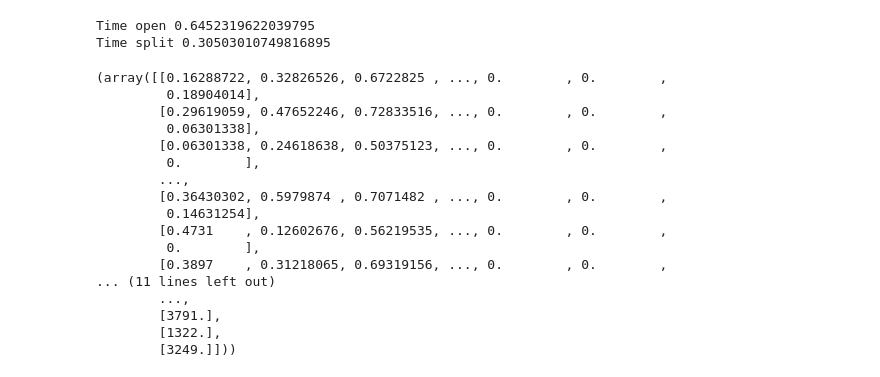
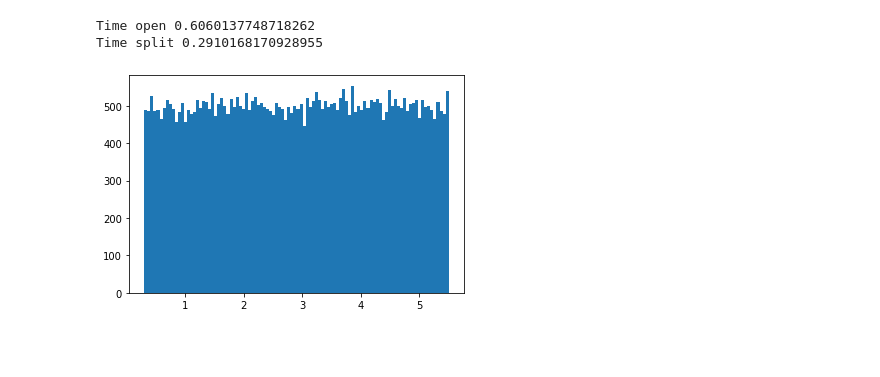
Before and after one commit to DraTeots/eic_ai_pid, a Jupyter notebook: show_sum_e.ipynb, the cells around one changed output. Cells and saved outputs as stored; diff of their text form; code cells hidden in the pictures; blank space fills up the shorter version.

```diff
--- a/show_sum_e.ipynb
+++ b/show_sum_e.ipynb
@@ -1,55 +9,18 @@
 # %%
-import math
-from keras.models import load_model
-import numpy as np
-import matplotlib.pyplot as plt
-from geant3_parser import build_train_set
-# load the dataset
-from geant3_parser import Geant3DataFile
-import os
-
 def get_bin_centers(bins):
+    """Calculates bin centers out of bin boundaries"""
     assert len(bins) >= 2
     return bins[:-1] + (bins[1:] - bins[:-1]) / 2
 
 def histo_rms(histo, bins):
+    """Root mean squares from histogram"""
     bin_centers = get_bin_centers(bins)
 
     rms = np.sum(histo*(bin_centers*bin_centers))/np.sum(histo)
     rms = math.sqrt(rms)
     return rms
 
+# Some constants with calorimeter information
 max_cell_index = 5
 total_columns = max_cell_index * 2 + 1
 total_rows = total_columns              # square calorimeter
-
-file_name = os.path.join('data', 'shower_geant3_new.dat')
-# file_name = 'sample_data.txt'
-
-data_file = Geant3DataFile(file_name, skip_lines=3)
-
-
-model = load_model('g3_dense_with_xy.hd5')
-# %% [output]
-Time open 0.6452319622039795
-Time split 0.30503010749816895
-# %%
-len(build_train_set(data_file, 5000, add_real_xy=True))
-# %% [output]
-(array([[0.16288722, 0.32826526, 0.6722825 , ..., 0.        , 0.        ,
-         0.18904014],
-        [0.29619059, 0.47652246, 0.72833516, ..., 0.        , 0.        ,
-         0.06301338],
-        [0.06301338, 0.24618638, 0.50375123, ..., 0.        , 0.        ,
-         0.        ],
-        ...,
-        [0.36430302, 0.5979874 , 0.7071482 , ..., 0.        , 0.        ,
-         0.14631254],
-        [0.4731    , 0.12602676, 0.56219535, ..., 0.        , 0.        ,
-         0.        ],
-        [0.3897    , 0.31218065, 0.69319156, ..., 0.        , 0.        ,
-... (11 lines left out)
-        ...,
-        [3791.],
-        [1322.],
-        [3249.]]))
@@ -55,0 +30,21 @@ len(build_train_set(data_file, 5000, add_real_xy=True))
+# %%
+# Open data file
+file_name = os.path.join('data', 'shower_geant3_new.dat')
+data_file = Geant3DataFile(file_name, skip_lines=3)
+input_data, true_e, sum_e = build_train_set(data_file, 50000, add_real_xy=True)
+
+# Run ML on data
+eval_e = model.predict(input_data)
+
+# Flatten arrays, so it is easy to build histograms
+eval_e = eval_e.flatten()
+true_e = true_e.flatten()
+sum_e = sum_e.flatten()
+# %% [output]
+Time open 0.6060137748718262
+Time split 0.2910168170928955
+# %%
+plt.hist(true_e, bins=100)
+plt.show()
+# %% [output]
+[figure, added]
```
Also changed, not shown: parts of 5 cells of this notebook.
